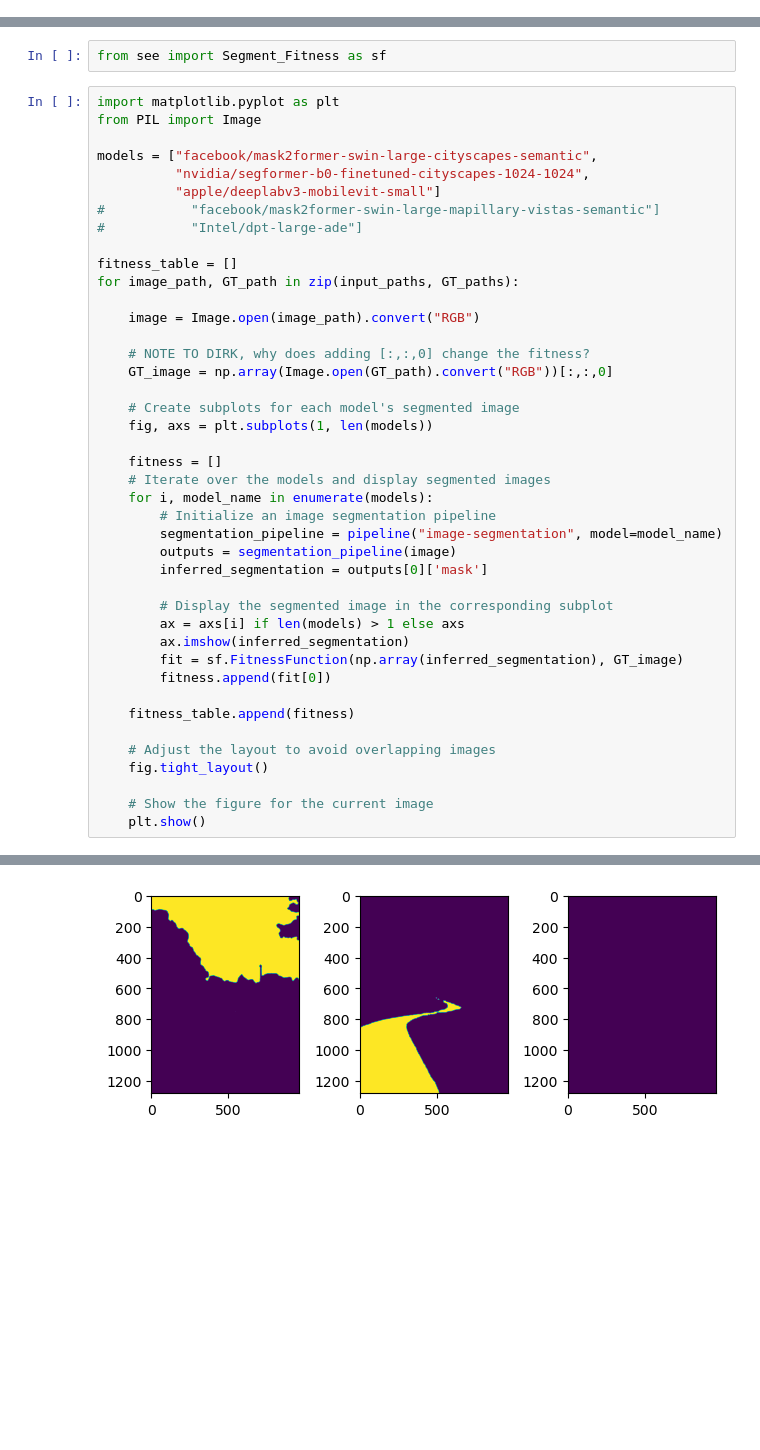
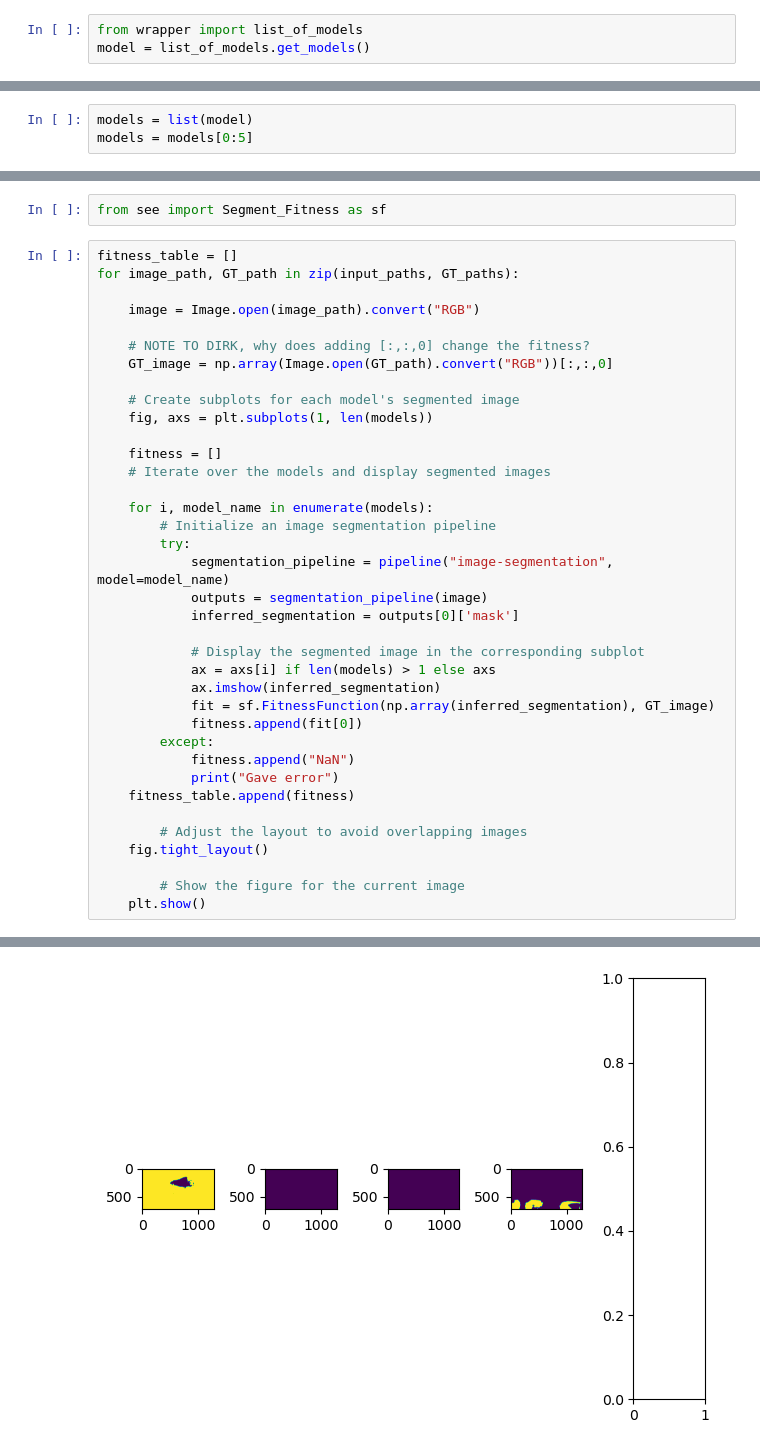
Before and after one commit to bhardw41/hugging_face, a Jupyter notebook: pipeline.ipynb, the cells around one changed output, grey strips where cells are left out. Saved outputs shown, nothing was run; the diff lists cells and outputs as text; blank space fills up the shorter version.

```diff
--- a/pipeline.ipynb
+++ b/pipeline.ipynb
@@ -6,3 +6,6 @@ from transformers import pipeline
 from PIL import Image
 import matplotlib.pylab as plt
 import numpy as np
+# %%
+from wrapper import list_of_models
+model = list_of_models.get_models()
@@ -9,3 +22,6 @@ import numpy as np
+# %%
+models = list(model)
+models = models[0:5]
 # %% [markdown]
 #### Extract all the images from our dataset and divide them into ground truths and unsegmented images.
 # %%
@@ -35,15 +47,6 @@ sys.path.append('./see-segment/')
 # %%
 from see import Segment_Fitness as sf
 # %%
-import matplotlib.pyplot as plt
-from PIL import Image
-
-models = ["facebook/mask2former-swin-large-cityscapes-semantic",
-          "nvidia/segformer-b0-finetuned-cityscapes-1024-1024",
-          "apple/deeplabv3-mobilevit-small"]
-#           "facebook/mask2former-swin-large-mapillary-vistas-semantic"]
-#           "Intel/dpt-large-ade"]
-
 fitness_table = []
 for image_path, GT_path in zip(input_paths, GT_paths):
 
@@ -57,23 +60,27 @@ for image_path, GT_path in zip(input_paths, GT_paths):
 
     fitness = []
     # Iterate over the models and display segmented images
+
     for i, model_name in enumerate(models):
         # Initialize an image segmentation pipeline
-        segmentation_pipeline = pipeline("image-segmentation", model=model_name)
-        outputs = segmentation_pipeline(image)
-        inferred_segmentation = outputs[0]['mask']
+        try:
+            segmentation_pipeline = pipeline("image-segmentation", model=model_name)
+            outputs = segmentation_pipeline(image)
+            inferred_segmentation = outputs[0]['mask']
 
-        # Display the segmented image in the corresponding subplot
-        ax = axs[i] if len(models) > 1 else axs
-        ax.imshow(inferred_segmentation)
-        fit = sf.FitnessFunction(np.array(inferred_segmentation), GT_image)
-        fitness.append(fit[0])
-
+            # Display the segmented image in the corresponding subplot
+            ax = axs[i] if len(models) > 1 else axs
+            ax.imshow(inferred_segmentation)
+            fit = sf.FitnessFunction(np.array(inferred_segmentation), GT_image)
+            fitness.append(fit[0])
+        except:
+            fitness.append("NaN")
+            print("Gave error")
     fitness_table.append(fitness)
 
-    # Adjust the layout to avoid overlapping images
+        # Adjust the layout to avoid overlapping images
     fig.tight_layout()
 
-    # Show the figure for the current image
+        # Show the figure for the current image
     plt.show()
 # %% [output]
@@ -83 +92 @@ Could not find image processor class in the image processor config or the model
-[figure, old version]
+[figure, new version]
```
Also changed, not shown: parts of 7 cells of this notebook, 4 other files.
